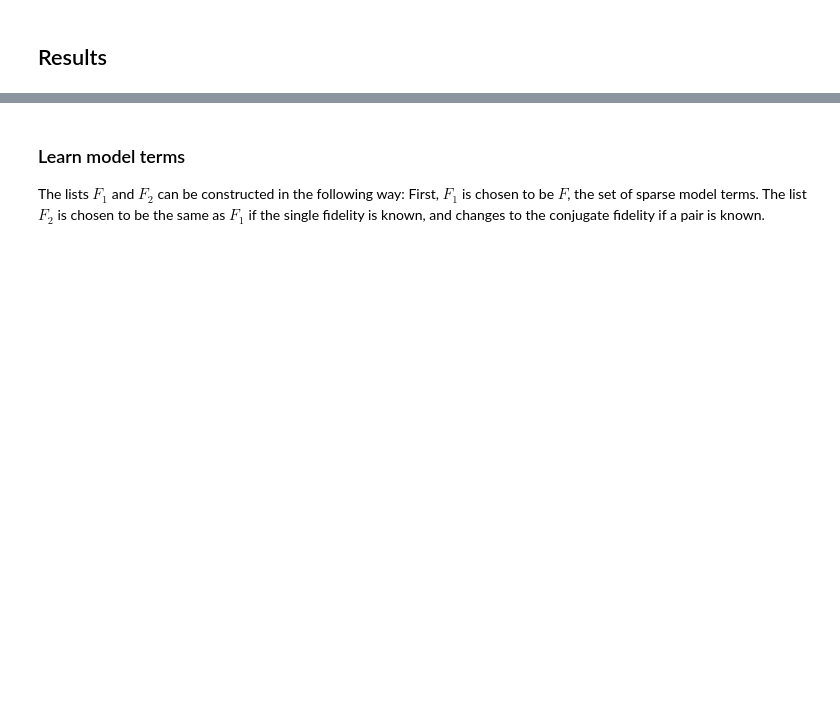
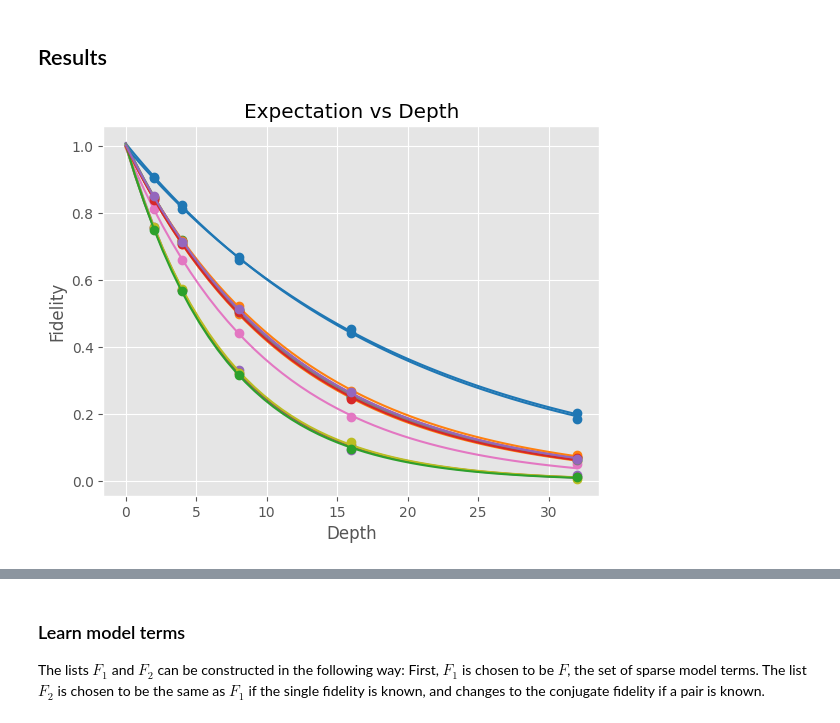
Before and after one commit to Fabrice-Schoeneberger/AutomatedPERTools, a Jupyter notebook: tutorial_notebooks/pauli_lindblad_per/TomographyWalkthrough.ipynb, the cells around one changed output, grey strips where cells are left out. Drawn from its saved outputs; the diff is of its cells as text; code cells hidden in the pictures; blank space fills up the shorter version.

```diff
--- a/tutorial_notebooks/pauli_lindblad_per/TomographyWalkthrough.ipynb
+++ b/tutorial_notebooks/pauli_lindblad_per/TomographyWalkthrough.ipynb
@@ -539,6 +595,10 @@ def display(*paulis):
     plt.xlabel("Term")
     plt.ylabel("10 x (1-f)")
     plt.legend(["Measured", "Ideal"])
+# %%
+graph(*model_terms)
+# %% [output]
+[figure, added]
 # %%
 display(*model_terms)
 # %% [output]
```
Also changed, not shown: parts of 17 cells of this notebook.
